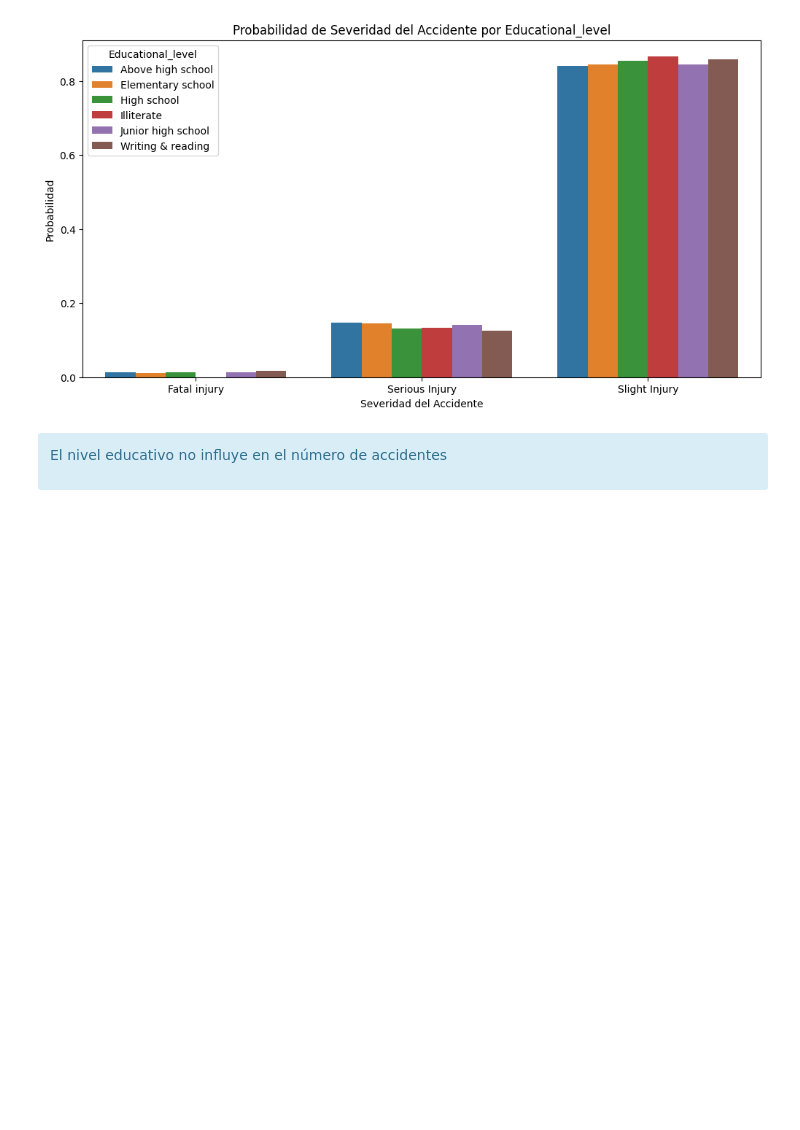
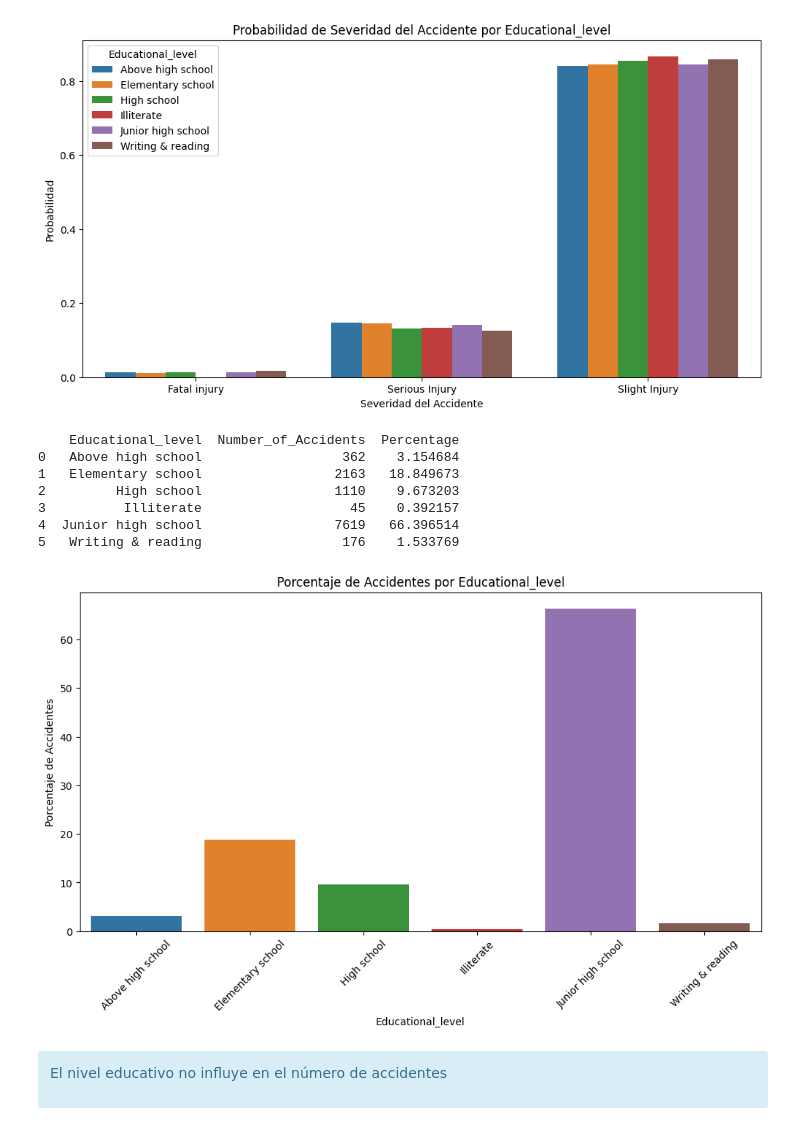
Before and after one commit to diegogerwig/TheBridge_DataScience_Proyecto_MachineLearning, a Jupyter notebook: notebooks/04_Conclusiones.ipynb, the cells around one changed output. Cells and saved outputs as stored; diff of their text form; code cells hidden in the pictures; blank space fills up the shorter version.

```diff
--- a/notebooks/04_Conclusiones.ipynb
+++ b/notebooks/04_Conclusiones.ipynb
@@ -239,6 +239,36 @@ Junior high school            97            1083           6439   7619
 Writing & reading              3              22            151    176
 All                          144            1624           9707  11475
 [figure]
+# %%
+table = pd.crosstab(index=raw_data[survey].loc[raw_data[survey] != "Unknown"], columns='Count')
+
+total_accidents = table['Count'].sum()
+
+table['Percentage'] = (table['Count'] / total_accidents) * 100
+
+table = table.reset_index()
+
+table.columns = [survey, 'Number_of_Accidents', 'Percentage']
+
+print(table)
+
+plt.figure(figsize=(12, 6))
+sns.barplot(x=survey, y='Percentage', data=table, errorbar=None, hue=survey)
+
+plt.title(f'Porcentaje de Accidentes por {survey}')
+plt.ylabel('Porcentaje de Accidentes')
+plt.xlabel(survey)
+plt.xticks(rotation=45)
+plt.show()
+# %% [output]
+    Educational_level  Number_of_Accidents  Percentage
+0   Above high school                  362    3.154684
+1   Elementary school                 2163   18.849673
+2         High school                 1110    9.673203
+3          Illiterate                   45    0.392157
+4  Junior high school                 7619   66.396514
+5   Writing & reading                  176    1.533769
+[figure, added]
 # %% [markdown]
 <div class="alert alert-block alert-info">
 <p>El nivel educativo no influye en el número de accidentes</p>
```
Also changed, not shown: parts of 1 cell of this notebook.
